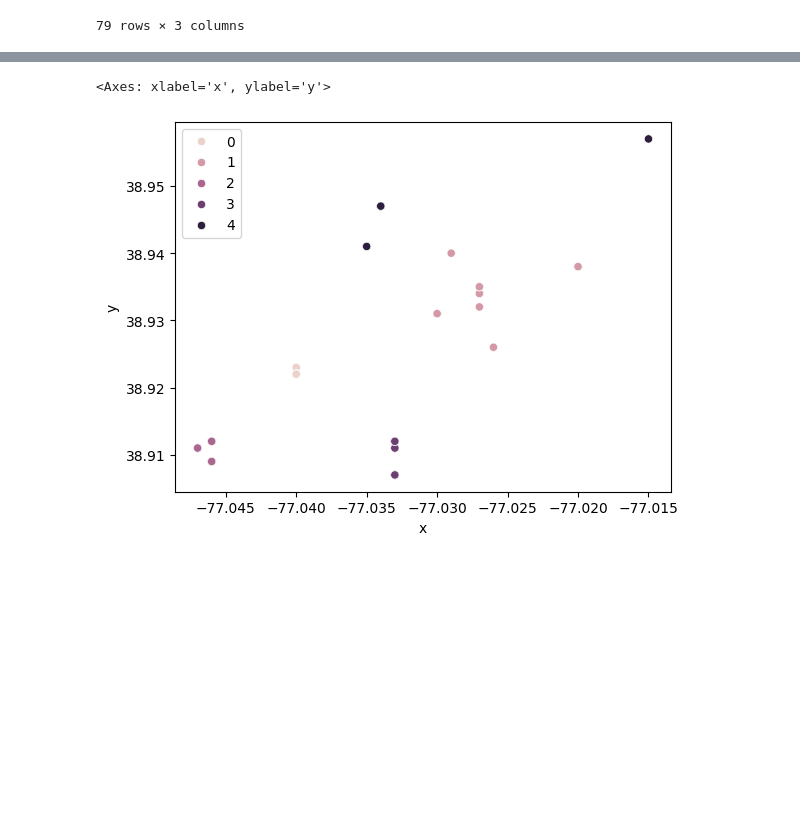
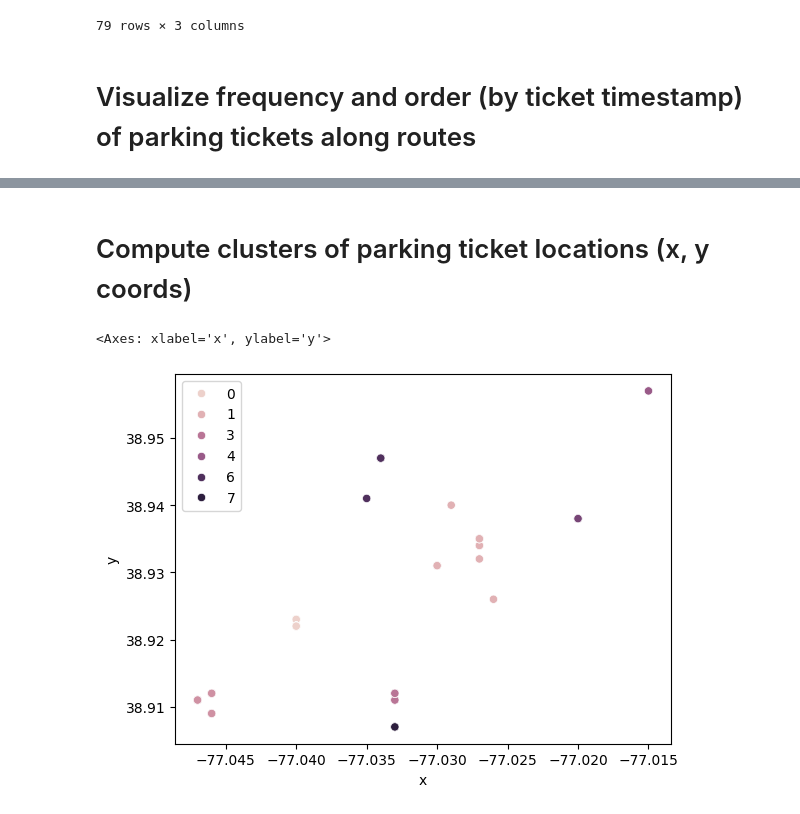
Before and after one commit to reedmarkham/meter-made, a Jupyter notebook: meter_made.ipynb, the cells around one changed output, grey strips where cells are left out. Cells and saved outputs as stored; diff of their text form; code cells hidden in the pictures; blank space fills up the shorter version.

```diff
--- a/meter_made.ipynb
+++ b/meter_made.ipynb
@@ -31,4 +31,5 @@ Check out the DC parking zones (street sweeping routes)
 # %%
-gdf = gpd.read_file('/content/drive/MyDrive/dc-parking-data/Parking_Zones.geojson')
-display(gdf)
+zones = gpd.read_file('/content/drive/MyDrive/dc-parking-data/Parking_Zones.geojson')
+ax = zones[zones.PARKINGGROUP == 'Sweeping'].plot(column='ROUTEID')
+ax.set_axis_off()
 # %% [output]
@@ -74,9 +39,21 @@ display(a)
 # %%
+addresses = gpd.read_file('/content/drive/MyDrive/dc-parking-data/Address_Points.geojson')
+a_cols = ['ADDRESS', 'ZIPCODE', 'BLOCKKEY', 'ROUTEID', 'LATITUDE', 'LONGITUDE']
+addresses = addresses[a_cols]
+
 # & (gdf.ROUTEID == '11072862')
-routes = gdf[(gdf.PARKINGGROUP == 'Sweeping') & (gdf.PARKINGDAYGROUP == 'Monday') & (gdf.PARKINGHOURGROUP == 'AM')].set_crs('EPSG:4326')
+routes = zones[(zones.PARKINGGROUP == 'Sweeping') & (zones.PARKINGDAYGROUP == 'Monday') & (zones.PARKINGHOURGROUP == 'AM')].set_crs('EPSG:4326')
 routes = routes.sort_values(by='MEAS_FROM')
 r_cols = ['ROUTEID', 'ZONEID', 'SIGNS', 'SIGNTEXT', 'SIGNCODE', 'MEAS_FROM', 'MEAS_TO', 'STARTTIME', 'ENDTIME', 'BLOCKFACEKEY', 'geometry']
 routes = routes[r_cols]
-display(routes)
+
+routes_df = routes.merge(addresses, on='ROUTEID', how='inner')
+routes_gdf = gpd.GeoDataFrame(
+    routes_df,
+    geometry=gpd.points_from_xy(routes_df.LONGITUDE, routes_df.LATITUDE),
+    crs='EPSG:4326'
+)
+
+display(routes_gdf.sort_values(by='ADDRESS'))
 # %% [output]
 |  | ROUTEID | ZONEID | SIGNS | SIGNTEXT | SIGNCODE | MEAS_FROM | MEAS_TO | STARTTIME | ENDTIME | BLOCKFACEKEY | ... |
@@ -213,4 +165,6 @@ display(tickets_and_routes)
 | 15663 | POINT (-77.033 38.912) | 11025932 | 2024-06-17 11:27:00 |
 | 15816 | POINT (-77.033 38.912) | 11025932 | 2024-06-17 11:27:00 |
 79 rows × 3 columns
+# %% [markdown]
+# Visualize frequency and order (by ticket timestamp) of parking tickets along routes
 # %%
@@ -265,11 +221,15 @@ folium.LayerControl().add_to(map)
 map
 # %% [output]
 [interactive output not drawn]
+# %% [markdown]
+# Compute clusters of parking ticket locations (x, y coords)
 # %%
+K = 8
+
 valid_geometries = [point for point in tickets_and_routes.geometry if point is not None]
 X = np.array([(point.centroid.x, point.centroid.y) for point in valid_geometries])
-kmeans = KMeans(n_clusters=8, random_state=0, n_init="auto").fit(X)
+kmeans = KMeans(n_clusters=K, random_state=0, n_init="auto").fit(X)
 sns.scatterplot(data = pd.DataFrame(X, columns=['x', 'y']), x = 'x', y = 'y', hue = kmeans.labels_)
 # %% [output]
 <Axes: xlabel='x', ylabel='y'>
-[figure, old version]
+[figure, new version]
```
Also changed, not shown: parts of 16 cells of this notebook.
